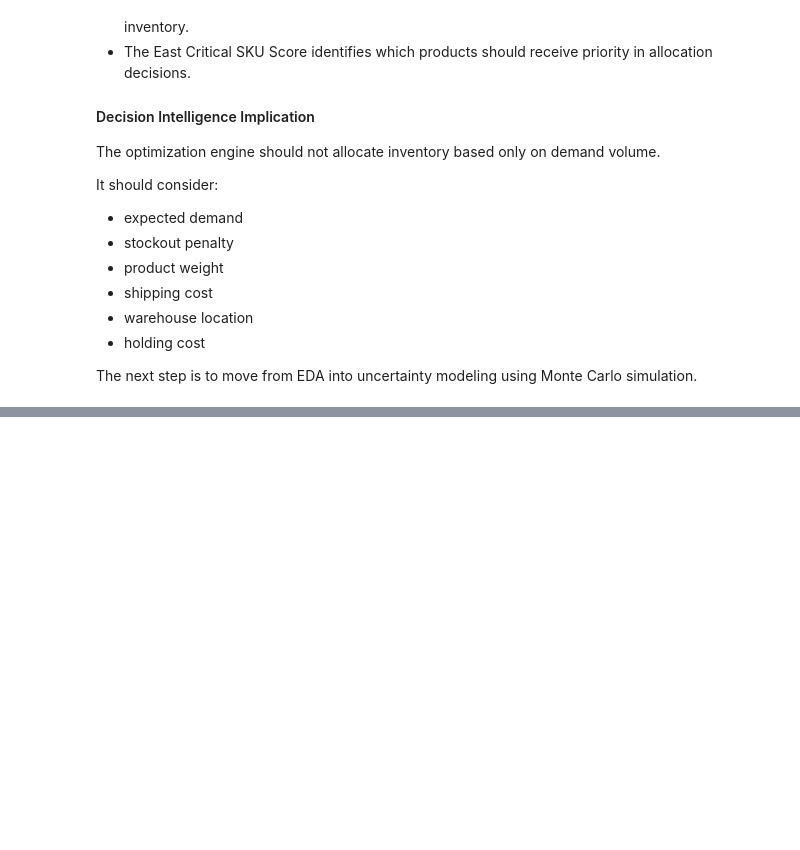
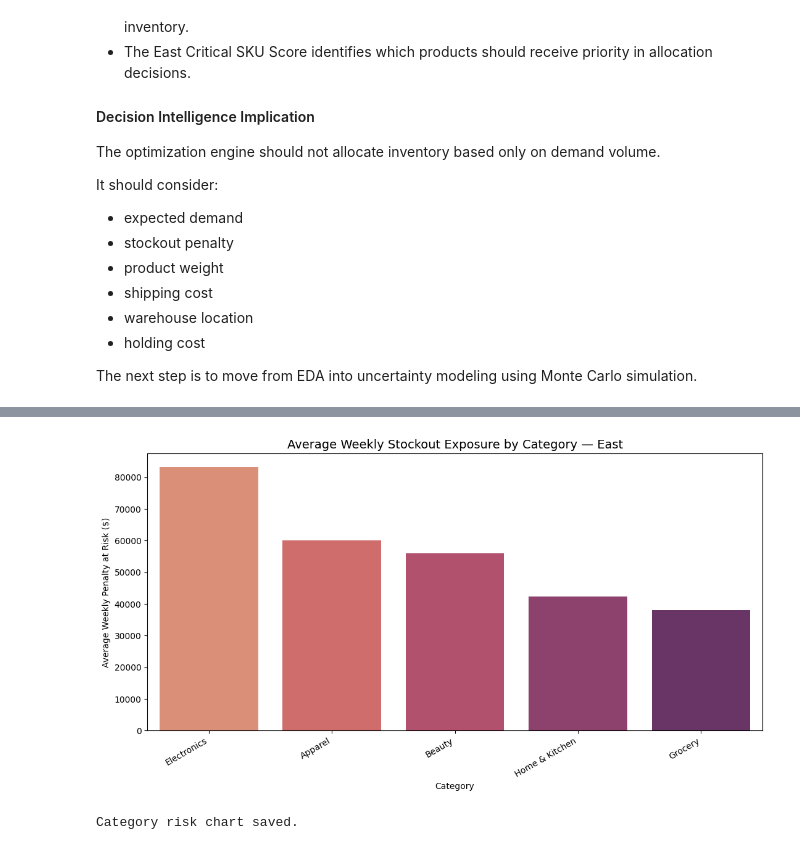
Before and after one commit to johnkirima/Supply-Chain-DI, a Jupyter notebook: notebooks/04_financial_eda.ipynb, the cells around one changed output, grey strips where cells are left out. Saved outputs shown, nothing was run; the diff lists cells and outputs as text; code cells hidden in the pictures; blank space fills up the shorter version.

```diff
--- a/notebooks/04_financial_eda.ipynb
+++ b/notebooks/04_financial_eda.ipynb
@@ -303,0 +326,23 @@ The next step is to move from EDA into uncertainty modeling using Monte Carlo si
+# %%
+# 2. Average Weekly Stockout Penalty Exposure by Category — East
+plt.figure(figsize=(11, 6))
+# Using the category-level summary we built
+sns.barplot(
+    data=category_east_risk.sort_values("avg_weekly_penalty_vol", ascending=False),
+    x="category",
+    y="avg_weekly_penalty_vol",
+    hue="category",
+    palette="flare",
+    legend=False
+)
+plt.title("Average Weekly Stockout Exposure by Category — East", fontsize=14)
+plt.xlabel("Category")
+plt.ylabel("Average Weekly Penalty at Risk ($)")
+plt.xticks(rotation=30, ha="right")
+plt.tight_layout()
+plt.savefig("../outputs/charts/04_category_east_penalty_exposure.png", dpi=300, bbox_inches="tight")
+plt.show()
+print("Category risk chart saved.")
+# %% [output]
+[figure, added]
+Category risk chart saved.
```
Also changed, not shown: parts of 2 cells of this notebook, 11 other files.
